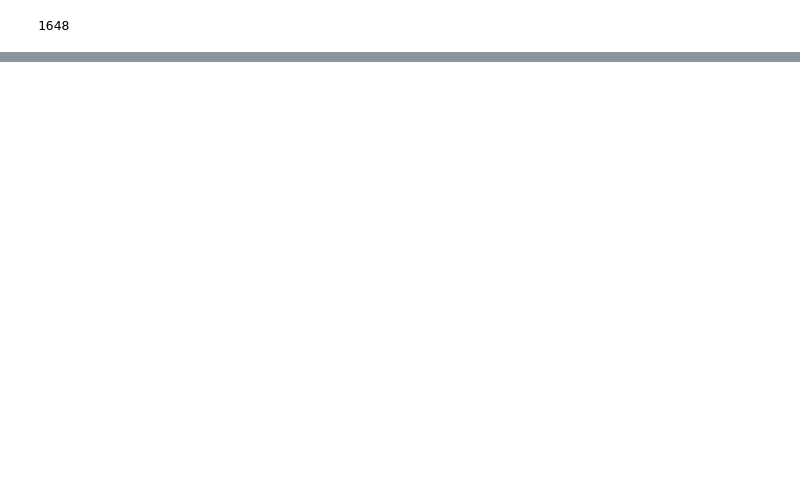
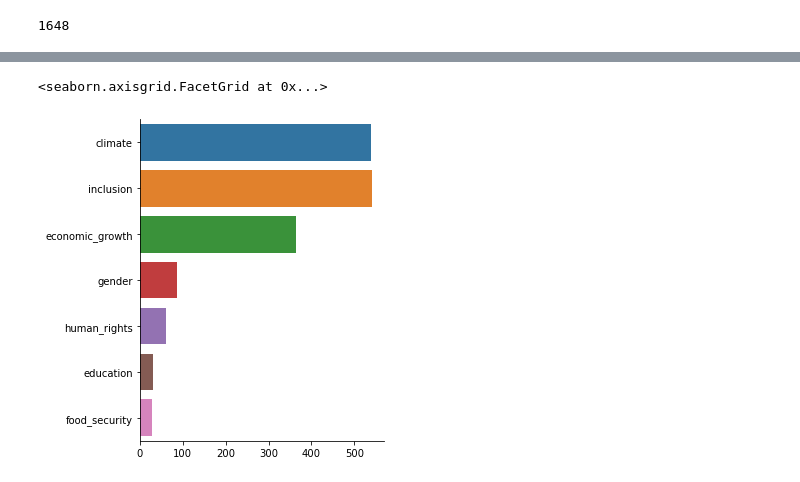
Before and after one commit to Athena84/fmo, a Jupyter notebook: NLP/Visualisation.ipynb, the cells around one changed output, grey strips where cells are left out. Cells and saved outputs as stored; diff of their text form; code cells hidden in the pictures; blank space fills up the shorter version.

```diff
--- a/NLP/Visualisation.ipynb
+++ b/NLP/Visualisation.ipynb
@@ -110,0 +130,4 @@ plt.show()
+# %%
+#Grab counting columns
+plot_data_goals = df.iloc[: , 8:15]
+#plot_data_goals
@@ -110,0 +138,5 @@ plt.show()
+# %%
+sns.catplot(kind="bar", data=plot_data_goals, ci = None, estimator=sum, orient = "h")
+# %% [output]
+<seaborn.axisgrid.FacetGrid at 0x...>
+[figure, added]
```
Also changed, not shown: parts of 21 cells of this notebook, 1 other file.
